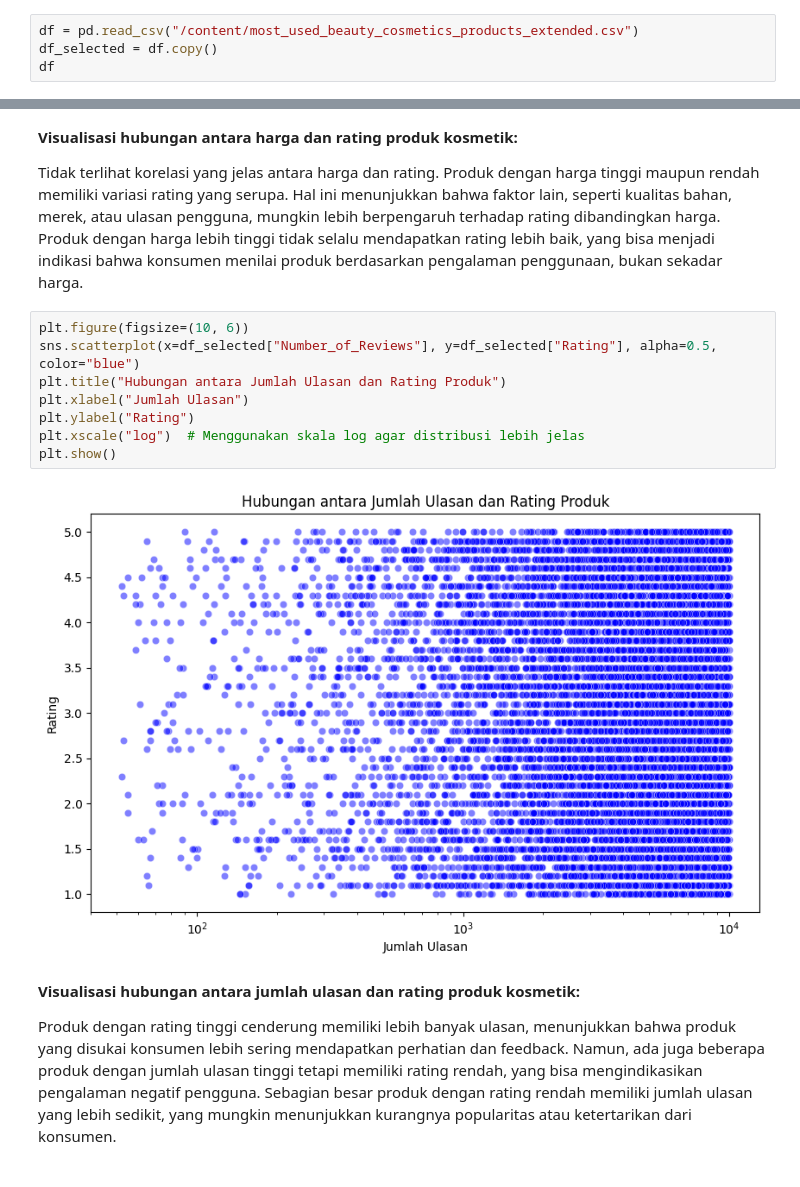
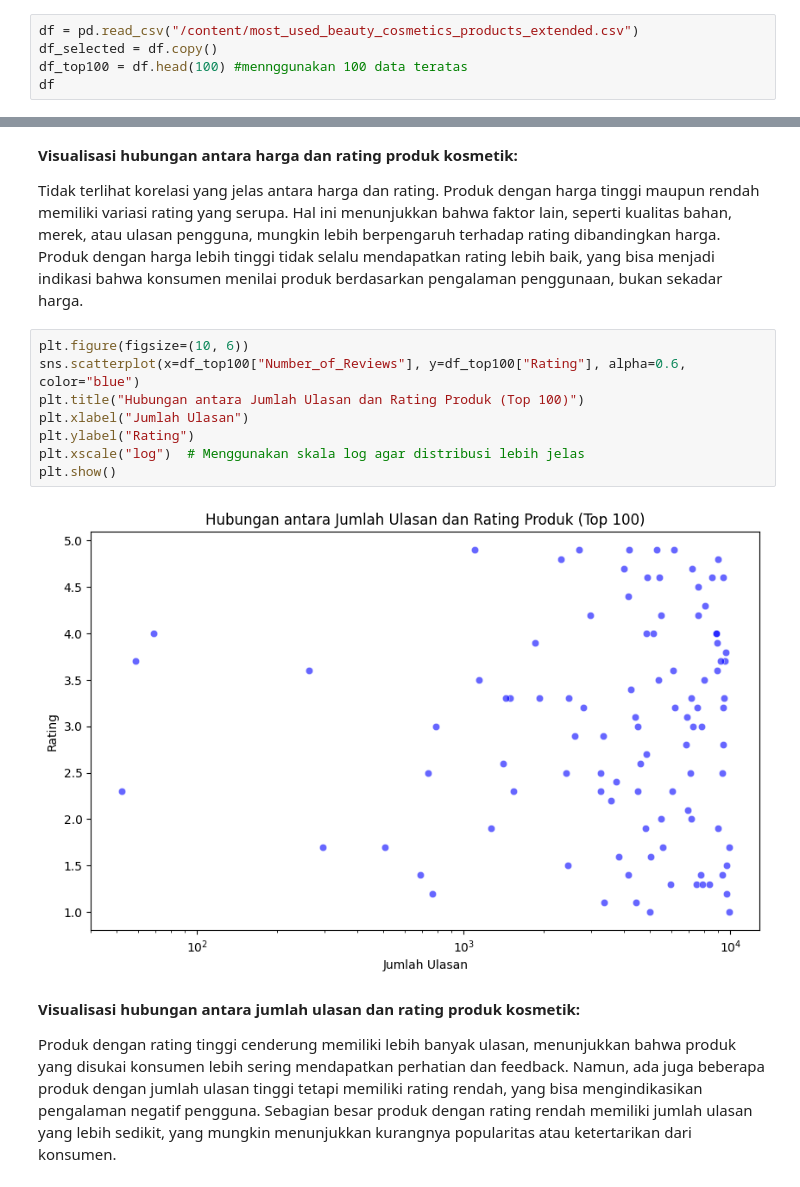
Before and after one commit to ainunnnnnn23/AVD, a Jupyter notebook: Tugas_AVD_3_(MATPLOTLIB_&_SEABORN).ipynb, the cells around one changed output, grey strips where cells are left out. Drawn from its saved outputs; the diff is of its cells as text.

```diff
--- a/Tugas_AVD_3_(MATPLOTLIB_&_SEABORN).ipynb
+++ b/Tugas_AVD_3_(MATPLOTLIB_&_SEABORN).ipynb
@@ -8,6 +8,7 @@ import seaborn as sns
 # %%
 df = pd.read_csv("/content/most_used_beauty_cosmetics_products_extended.csv")
 df_selected = df.copy()
+df_top100 = df.head(100) #mennggunakan 100 data teratas
 df
 # %% [output]
 |  | Product_Name | Brand | Category | Usage_Frequency | Price_USD | Rating | Number_of_Reviews | Product_Size | ... |
@@ -74,14 +75,14 @@ Hal ini menunjukkan bahwa faktor lain, seperti kualitas bahan, merek, atau ulasa
 Produk dengan harga lebih tinggi tidak selalu mendapatkan rating lebih baik, yang bisa menjadi indikasi bahwa konsumen menilai produk berdasarkan pengalaman penggunaan, bukan sekadar harga.
 # %%
 plt.figure(figsize=(10, 6))
-sns.scatterplot(x=df_selected["Number_of_Reviews"], y=df_selected["Rating"], alpha=0.5, color="blue")
-plt.title("Hubungan antara Jumlah Ulasan dan Rating Produk")
+sns.scatterplot(x=df_top100["Number_of_Reviews"], y=df_top100["Rating"], alpha=0.6, color="blue")
+plt.title("Hubungan antara Jumlah Ulasan dan Rating Produk (Top 100)")
 plt.xlabel("Jumlah Ulasan")
 plt.ylabel("Rating")
 plt.xscale("log")  # Menggunakan skala log agar distribusi lebih jelas
 plt.show()
 # %% [output]
-[figure, old version]
+[figure, new version]
 # %% [markdown]
 **Visualisasi hubungan antara jumlah ulasan dan rating produk kosmetik:**
 
```
Also changed, not shown: parts of 3 cells of this notebook.
